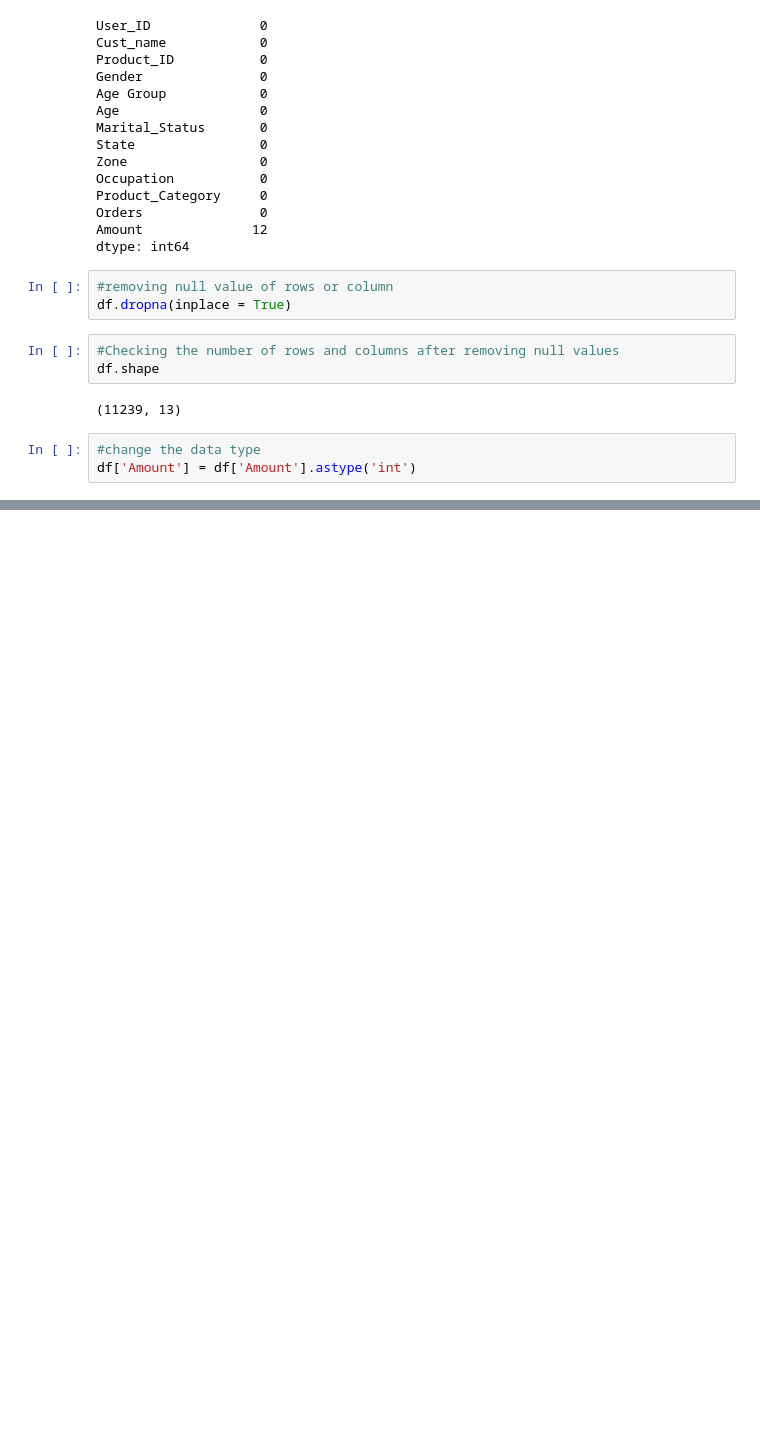
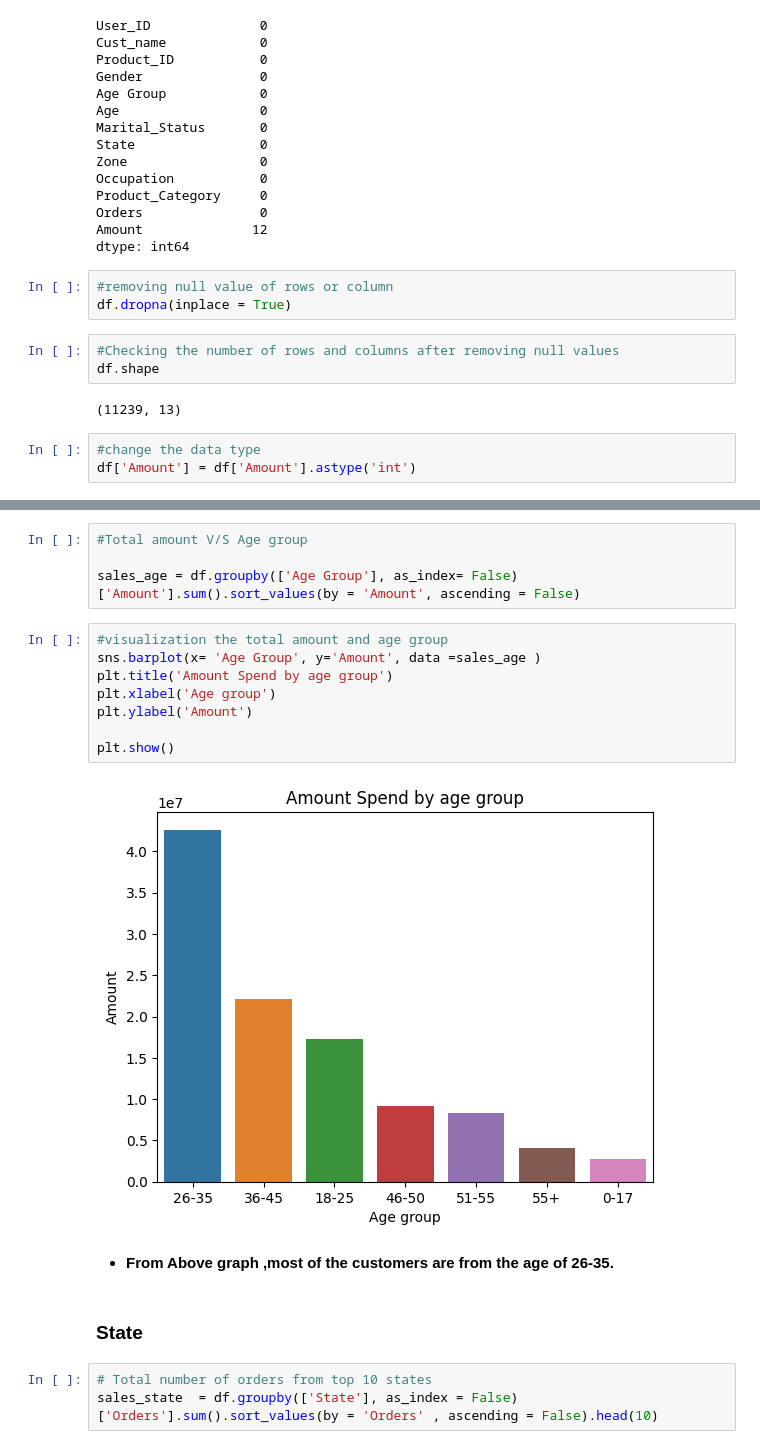
Before and after one commit to Amoghakrao/Diwali-sales-analysis-using-Python, a Jupyter notebook: Diwali_sales_analysis.ipynb, the cells around one changed output, grey strips where cells are left out. Cells and saved outputs as stored; diff of their text form; blank space fills up the shorter version.

```diff
--- a/Diwali_sales_analysis.ipynb
+++ b/Diwali_sales_analysis.ipynb
@@ -138,0 +244,21 @@ dtype('int64')
+# %%
+#Total amount V/S Age group
+
+sales_age = df.groupby(['Age Group'], as_index= False) ['Amount'].sum().sort_values(by = 'Amount', ascending = False)
+# %%
+#visualization the total amount and age group
+sns.barplot(x= 'Age Group', y='Amount', data =sales_age )
+plt.title('Amount Spend by age group')
+plt.xlabel('Age group')
+plt.ylabel('Amount')
+
+plt.show()
+# %% [output]
+[figure, added]
+# %% [markdown]
+* **From Above graph ,most of the customers are from the age of 26-35.**
+# %% [markdown]
+### **State**
+# %%
+# Total number of orders from top 10 states
+sales_state  = df.groupby(['State'], as_index = False)['Orders'].sum().sort_values(by = 'Orders' , ascending = False).head(10)
```
Also changed, not shown: parts of 32 cells of this notebook.
